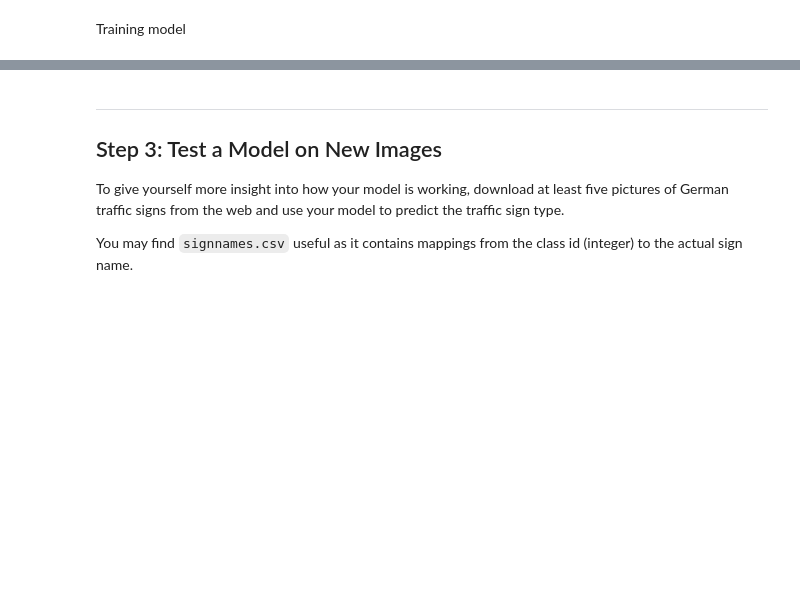
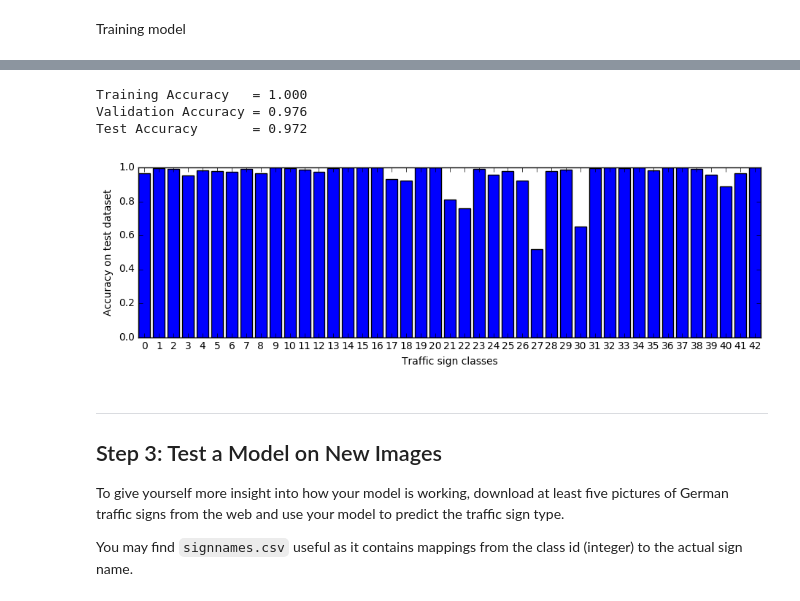
Before and after one commit to da-phil/SDC-Traffic-Sign-Classifier-Project, a Jupyter notebook: Traffic_Sign_Classifier.ipynb, the cells around one changed output, grey strips where cells are left out. Cells and saved outputs as stored; diff of their text form; code cells hidden in the pictures; blank space fills up the shorter version.

```diff
--- a/Traffic_Sign_Classifier.ipynb
+++ b/Traffic_Sign_Classifier.ipynb
@@ -791,18 +801,29 @@ Test Accuracy = 0.972
 # %%
 # Keras test network accuracy
-test_accuracy = LeNet3.evaluate(X_test_norm, keras.utils.to_categorical(y_test, n_classes), verbose=0)[1]
-print("Test Accuracy = %.3f" % test_accuracy)
+train_accuracy = LeNet3.evaluate(X_train_norm, keras.utils.to_categorical(y_train, n_classes), verbose=0)[1]
+valid_accuracy = LeNet3.evaluate(X_valid_norm, keras.utils.to_categorical(y_valid, n_classes), verbose=0)[1]
+test_accuracy  = LeNet3.evaluate(X_test_norm, keras.utils.to_categorical(y_test, n_classes), verbose=0)[1]
+print("Training Accuracy   = %.3f" % train_accuracy)
+print("Validation Accuracy = %.3f" % valid_accuracy)
+print("Test Accuracy       = %.3f" % test_accuracy)
+
 accuracies = []
 for i, sign in enumerate(class_indexes_test):
     pred = LeNet3.evaluate(X_test_norm[sign[0]], keras.utils.to_categorical(y_test[sign[0]], n_classes), verbose=0)[1]
     accuracies.append(pred)
-fig = plt.figure(figsize=(15,5))
-plt.bar(range(n_classes), accuracies)
+fig = plt.figure(figsize=(11,3))
+plt.bar(range(n_classes), accuracies, align="center", width=0.8)
 plt.xticks(range(n_classes), range(n_classes))
 plt.xlabel("Traffic sign classes")
 plt.ylabel("Accuracy on test dataset")
-plt.tight_layout(pad=0.01)
+plt.axis("tight")
+#fig.savefig("./examples/pred_tf_test2.png", bbox_inches="tight")
 plt.show(True)
+# %% [output]
+Training Accuracy   = 1.000
+Validation Accuracy = 0.976
+Test Accuracy       = 0.972
+[figure, added]
 # %% [markdown]
 ---
 
```
Also changed, not shown: parts of 14 cells of this notebook, 19 other files.
